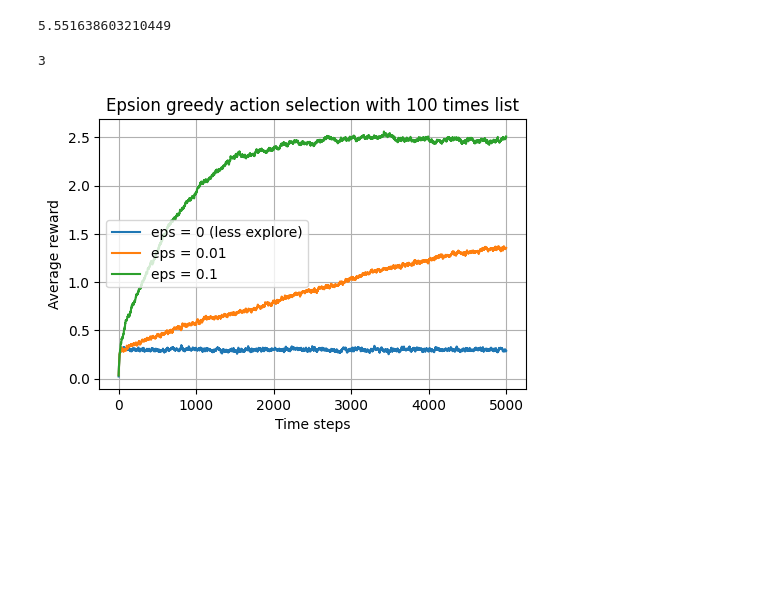
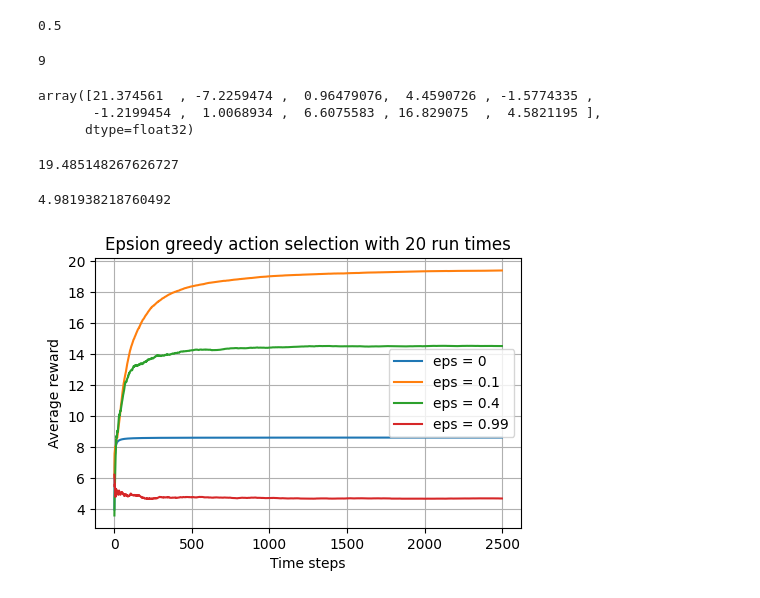
Before and after one commit to DucanhDaniel/d2l, a Jupyter notebook: reinforcement learning/week1/eps-greedy action selection.ipynb, the cells around one changed output. Cells and saved outputs as stored; diff of their text form; code cells hidden in the pictures; blank space fills up the shorter version.

```diff
--- a/reinforcement learning/week1/eps-greedy action selection.ipynb
+++ b/reinforcement learning/week1/eps-greedy action selection.ipynb
@@ -3,7 +3,7 @@ import torch
 import numpy as np
 # %%
 def get_mean():
-    x = torch.empty(1, 10).uniform_(1, 5).numpy().reshape(10, )
+    x = torch.empty(1, 10).normal_(5, 10).numpy().reshape(10, )
     return x
 # %%
 get_mean()
@@ -13,7 +14,9 @@ array([4.3890543, 2.605564 , 3.937643 , 3.9009042, 1.6589837, 3.0091898,
 # %%
 # Get reward with mean, there are total 10 action -> 10 means
 def get_reward(mean):
-    return torch.empty(1, 1).normal_(mean, std = 1).reshape(-1).numpy().item()
-get_reward(5)
+    # return torch.empty(1, 1).normal_(mean, std = 1).reshape(-1).numpy().item()
+    # return np.random.normal(loc = mean, scale = 1)
+    return mean
+get_reward(0.5)
 # %% [output]
-5.551638603210449
+0.5
@@ -22,7 +47,7 @@ import random
 def get_action(Q_t, epsilon):
     x = np.random.uniform(0, 1)
     if x > epsilon:
-        return np.argmax(Q_t)
+        return argmax(Q_t)
     else:
         return random.choice(list(range(0, 10)))
 
@@ -30,19 +55,25 @@ Q_t = [1, 2, 3, 4, 5, 6, 7, 8, 9, 10]
 epsilon = 0.5
 get_action(Q_t, epsilon)
 # %% [output]
-3
+9
 # %%
-step_size = 0.1
-num_steps = 5000
+# step_size = 0.1
+num_steps = 2500
+means = get_mean()
 def get_reward_list(epsilon):
     Q_t = np.zeros(shape = (10, ))
     total_reward = []
+    arm_count = np.zeros(shape = (10, ))
     for i in range(num_steps):
-        means = get_mean()
+        # means = get_mean()
         action = get_action(Q_t, epsilon)
         reward = get_reward(means[action])
+        arm_count[action] += 1
+        step_size = 1.0/(arm_count[action])
+        # step_size = 0.1
         Q_t[action] = step_size * reward + (1 - step_size)*Q_t[action]
-        total_reward.append(np.mean(Q_t))
+        sum = np.sum([Q_t[j] * arm_count[j] for j in range(0, 10)])
+        total_reward.append(sum/(i + 1))
     return total_reward
 def get_mean_reward(epsilon, num_list):
     result = []
@@ -53,16 +86,33 @@ def get_mean_reward(epsilon, num_list):
+# %%
+means
+# %% [output]
+array([21.374561  , -7.2259474 ,  0.96479076,  4.4590726 , -1.5774335 ,
+       -1.2199454 ,  1.0068934 ,  6.6075583 , 16.829075  ,  4.5821195 ],
+      dtype=float32)
+# %%
+x = get_reward_list(0.1)
+x[-1]
+# %% [output]
+19.485148267626727
+# %%
+x = get_reward_list(0.99)
+x[-1]
+# %% [output]
+4.981938218760492
 # %%
 from matplotlib import pyplot as plt
 
 plt.figure(figsize = (5.5, 3.5))
-num_list = 100
-plt.title("Epsion greedy action selection with 100 times list")
-plt.plot(list(range(0, num_steps)), get_mean_reward(0, 10))
-plt.plot(list(range(0, num_steps)), get_mean_reward(0.01, 10))
-plt.plot(list(range(0, num_steps)), get_mean_reward(0.1, 10))
-plt.legend(["eps = 0 (less explore)", "eps = 0.01", "eps = 0.1"])
+num_list = 20
+plt.title(f"Epsion greedy action selection with {num_list} run times")
+plt.plot(get_mean_reward(0, num_list))
+plt.plot(get_mean_reward(0.1, num_list))
+plt.plot(get_mean_reward(0.4, num_list))
+plt.plot(get_mean_reward(0.99, num_list))
+plt.legend(["eps = 0", "eps = 0.1","eps = 0.4", "eps = 0.99"])
 plt.grid(True)
 plt.xlabel("Time steps")
 plt.ylabel("Average reward")
 plt.show()
 # %% [output]
-[figure, old version]
+[figure, new version]
```
Also changed, not shown: parts of 3 cells of this notebook.
